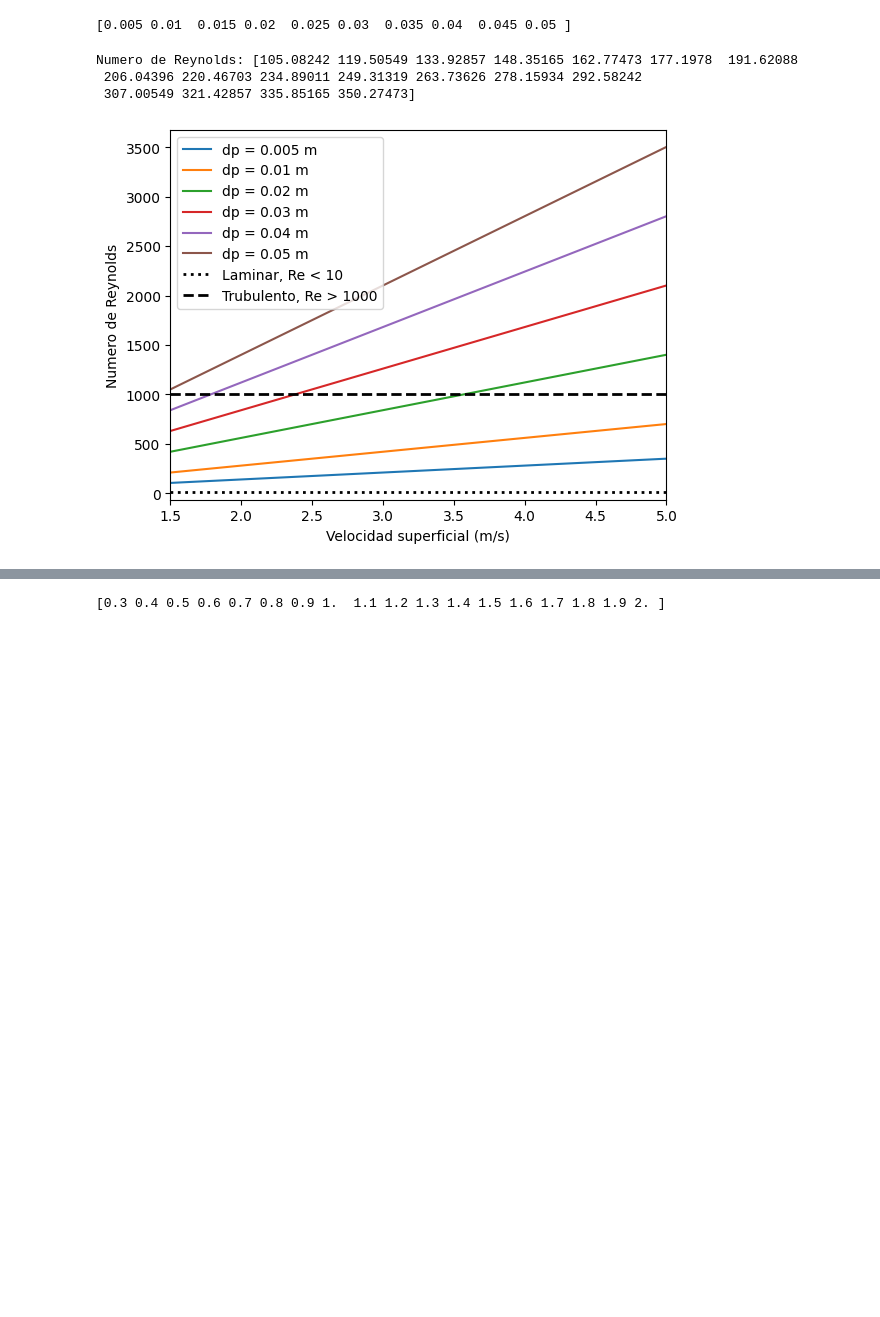
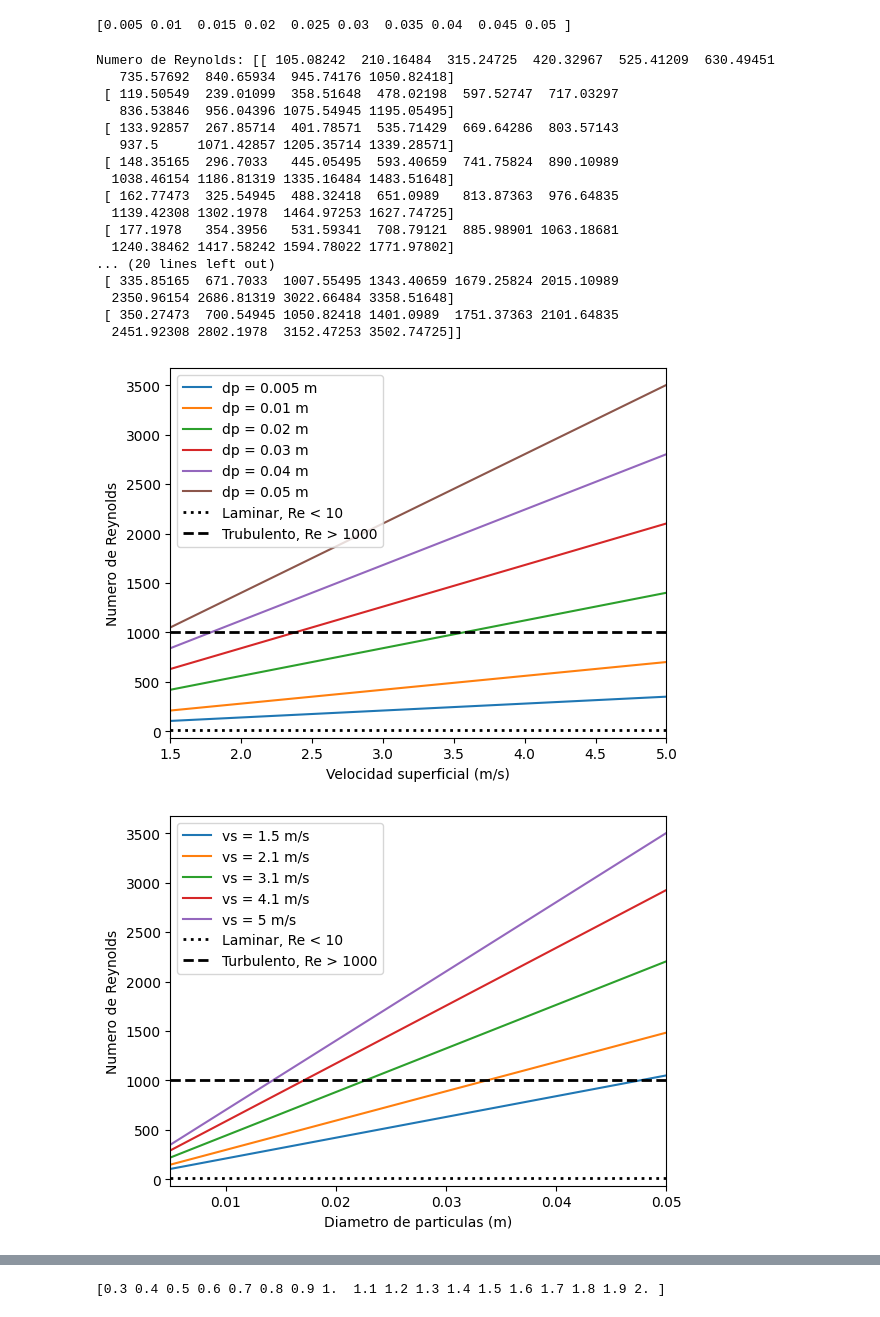
Before and after one commit to 0mR2r0/repo6, a Jupyter notebook: img/Parametros_Kilkovsky.ipynb, the cells around one changed output, grey strips where cells are left out. Cells and saved outputs as stored; diff of their text form; code cells hidden in the pictures; blank space fills up the shorter version.

```diff
--- a/img/Parametros_Kilkovsky.ipynb
+++ b/img/Parametros_Kilkovsky.ipynb
@@ -130,33 +130,68 @@ print(dp_v)
 # %%
 import matplotlib.pyplot as plt
 #Graficas en dos dimensiones
 #Numero de Reynoldas en funcion de la velocidad superficial
-print('Numero de Reynolds:', nRe[:,0])
+print('Numero de Reynolds:', nRe[:,:])
 fig1, ax1 = plt.subplots()
 ax1.plot(vs, nRe[ :, 0], label='dp = 0.005 m')
 ax1.plot(vs, nRe[ :, 1], label='dp = 0.01 m')
 #ax1.plot(vs, nRe[ :, 2], label='dp = 0.015 m')
 ax1.plot(vs, nRe[ :, 3], label='dp = 0.02 m')
 #ax1.plot(vs, nRe[ :, 4], label='dp = 0.025 m')
 ax1.plot(vs, nRe[ :, 5], label='dp = 0.03 m')
 #ax1.plot(vs, nRe[ :, 6], label='dp = 0.035 m')
 ax1.plot(vs, nRe[ :, 7], label='dp = 0.04 m')
 #ax1.plot(vs, nRe[ :, 8], label='dp = 0.045 m')
 ax1.plot(vs, nRe[ :, 9], label='dp = 0.05 m')
 ax1.axhline(y=10, color='k', label='Laminar, Re < 10',linewidth=2, linestyle=':')
 ax1.axhline(y=1000, color='k', label='Trubulento, Re > 1000',linewidth=2, linestyle='--')
 ax1.set_xlim(1.5, 5)
 #ax1.set_ylim(0, 1000)
 ax1.set_xlabel('Velocidad superficial (m/s)')
 ax1.set_ylabel('Numero de Reynolds')
 #ax1.set_title('Numero de Reynolds vs Velocidad superficial')
 ax1.legend()
 plt.savefig('RevsUs', dpi=300, bbox_inches='tight')
 plt.show()
+# Numero de Reynoldas en funcion del diametro de particulas
+fig2, ax2 = plt.subplots()
+ax2.plot(dp_v, nRe[0,:], label='vs = 1.5 m/s')
+ax2.plot(dp_v, nRe[3,:], label='vs = 2.1 m/s')
+#ax2.plot(dp_v, nRe[5,:], label='vs = 2.5 m/s')
+ax2.plot(dp_v, nRe[8,:], label='vs = 3.1 m/s')
+#ax2.plot(dp_v, nRe[11,:], label='vs = 3.5 m/s')
+ax2.plot(dp_v, nRe[13,:], label='vs = 4.1 m/s')
+#ax2.plot(dp_v, nRe[15,:], label='vs = 4.5 m/s')
+ax2.plot(dp_v, nRe[17,:], label='vs = 5 m/s')
+ax2.set_xlim(0.005, 0.05)
+ax2.axhline(y=10, color='k', label='Laminar, Re < 10',linewidth=2, linestyle=':')
+ax2.axhline(y=1000, color='k', label='Turbulento, Re > 1000',linewidth=2, linestyle='--')
+#ax2.set_ylim(0, 1000)
+ax2.set_xlabel('Diametro de particulas (m)')
+ax2.set_ylabel('Numero de Reynolds')
+#ax2.set_title('Numero de Reynolds vs Diametro de particulas')
+ax2.legend()
+plt.savefig('RevsDp', dpi=300, bbox_inches='tight')
+plt.show()
 # %% [output]
-Numero de Reynolds: [105.08242 119.50549 133.92857 148.35165 162.77473 177.1978  191.62088
- 206.04396 220.46703 234.89011 249.31319 263.73626 278.15934 292.58242
- 307.00549 321.42857 335.85165 350.27473]
+Numero de Reynolds: [[ 105.08242  210.16484  315.24725  420.32967  525.41209  630.49451
+   735.57692  840.65934  945.74176 1050.82418]
+ [ 119.50549  239.01099  358.51648  478.02198  597.52747  717.03297
+   836.53846  956.04396 1075.54945 1195.05495]
+ [ 133.92857  267.85714  401.78571  535.71429  669.64286  803.57143
+   937.5     1071.42857 1205.35714 1339.28571]
+ [ 148.35165  296.7033   445.05495  593.40659  741.75824  890.10989
+  1038.46154 1186.81319 1335.16484 1483.51648]
+ [ 162.77473  325.54945  488.32418  651.0989   813.87363  976.64835
+  1139.42308 1302.1978  1464.97253 1627.74725]
+ [ 177.1978   354.3956   531.59341  708.79121  885.98901 1063.18681
+  1240.38462 1417.58242 1594.78022 1771.97802]
+... (20 lines left out)
+ [ 335.85165  671.7033  1007.55495 1343.40659 1679.25824 2015.10989
+  2350.96154 2686.81319 3022.66484 3358.51648]
+ [ 350.27473  700.54945 1050.82418 1401.0989  1751.37363 2101.64835
+  2451.92308 2802.1978  3152.47253 3502.74725]]
 [figure]
+[figure, added]
 # %%
 
```
Also changed, not shown: parts of 3 cells of this notebook.
